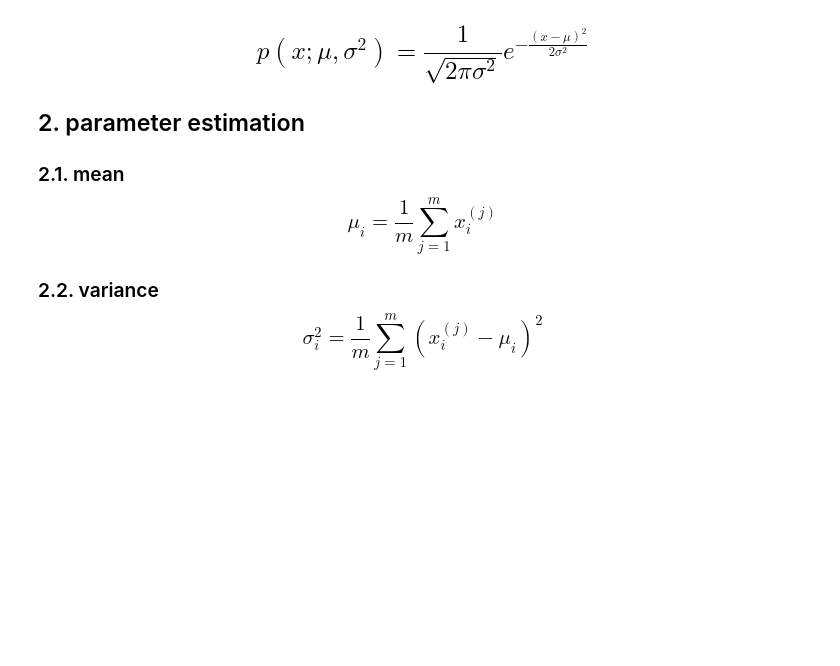
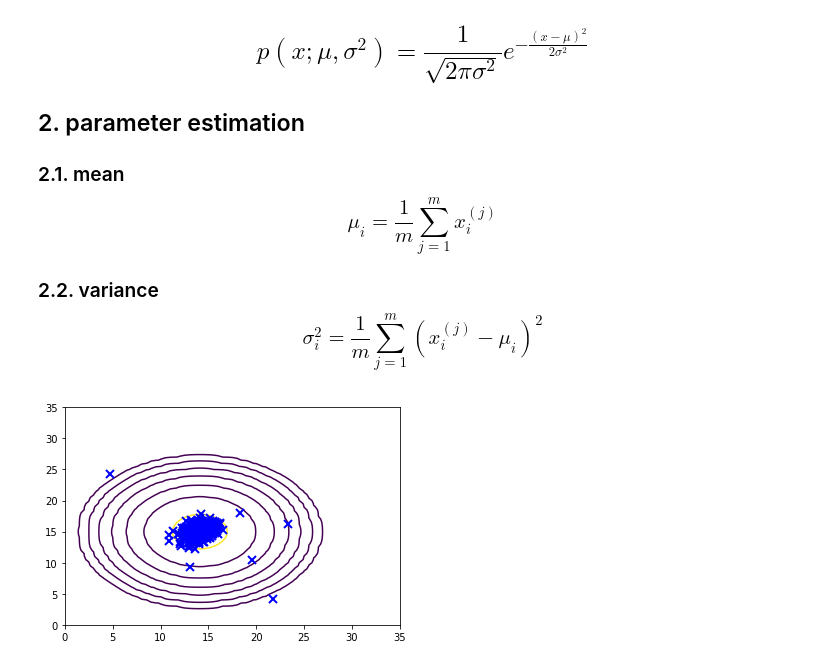
Before and after one commit to Dhineshks/anomaly-detection, a Jupyter notebook: anomaly.ipynb, the cells around one changed output. Saved outputs shown, nothing was run; the diff lists cells and outputs as text; code cells hidden in the pictures; blank space fills up the shorter version.

Commit message:
estimating gaussian and visualizing the gaussian distribution of the datas

```diff
--- a/anomaly.ipynb
+++ b/anomaly.ipynb
@@ -16,5 +12,5 @@ def read_dataset(filepath,delimiter=','):
 # %%
-df = read_dataset('csv/tr_server_data.csv')
+df = func.read_dataset('csv/tr_server_data.csv')
 plt.xlabel('Latency (ms)')
 plt.ylabel('Throughput (mb/s)')
 plt.plot(df[:,0],df[:,1],'bx')
@@ -32,3 +28,10 @@ plt.show()
 ## 2. parameter estimation
 ### 2.1. mean  $$ \mu_i = \frac{1}{m} \sum_{j=1}^m x_i^{(j)}$$
 ### 2.2. variance  $$ \sigma_i^2 = \frac{1}{m} \sum_{j=1}^m \left( x_i^{(j)} - \mu_i \right)^2$$
+# %%
+mu,sigma_square = func.estimateGaussian(df)
+p = func.GaussianDistribution(df,mu,sigma_square)
+# %%
+func.visualize(df,mu,sigma_square)
+# %% [output]
+[figure, added]
```
Also changed, not shown: parts of 2 cells of this notebook.
